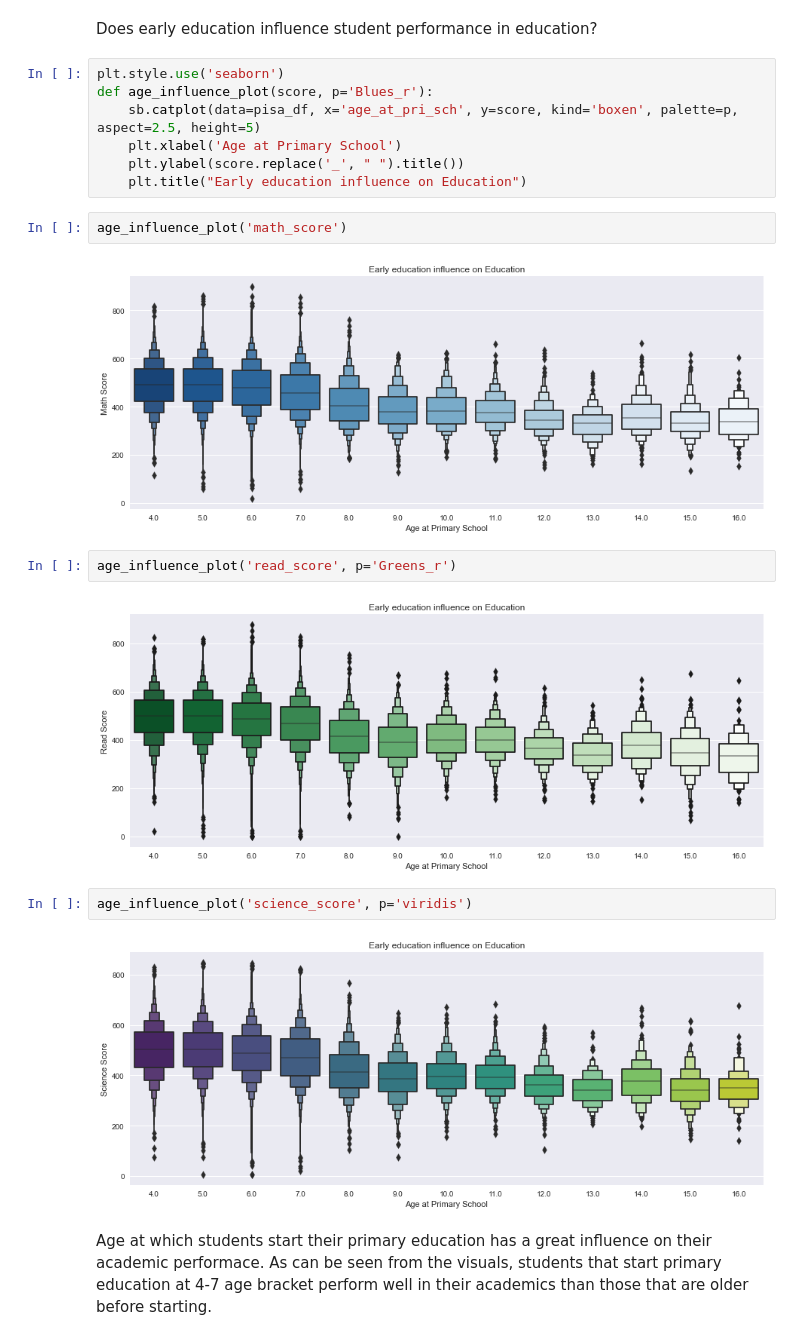
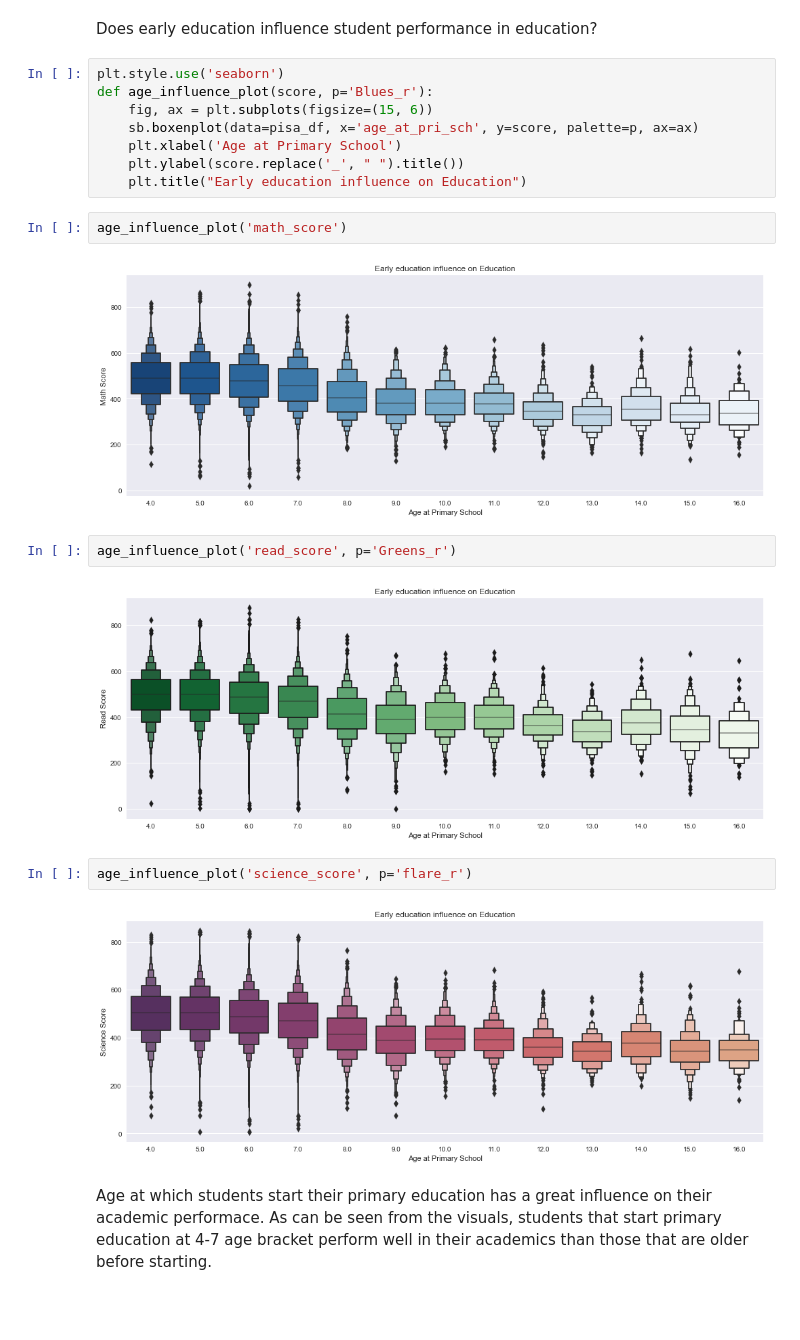
Before and after one commit to comsavvy/Students-Performance-Evaluation, a Jupyter notebook: Part_I_exploration_template.ipynb, the cells around one changed output. Saved outputs shown, nothing was run; the diff lists cells and outputs as text; blank space fills up the shorter version.

Commit message:
feat: Added Bivariate visuals
- Including observations

```diff
--- a/Part_I_exploration_template.ipynb
+++ b/Part_I_exploration_template.ipynb
@@ -841,22 +843,23 @@ As can be seen from the above visuals, Primary education has a positive influenc
 # %%
 plt.style.use('seaborn')
 def age_influence_plot(score, p='Blues_r'):
-    sb.catplot(data=pisa_df, x='age_at_pri_sch', y=score, kind='boxen', palette=p, aspect=2.5, height=5)
+    fig, ax = plt.subplots(figsize=(15, 6))
+    sb.boxenplot(data=pisa_df, x='age_at_pri_sch', y=score, palette=p, ax=ax)
     plt.xlabel('Age at Primary School')
     plt.ylabel(score.replace('_', " ").title())
     plt.title("Early education influence on Education")
 # %%
 age_influence_plot('math_score')
 # %% [output]
-[figure, old version]
+[figure, new version]
 # %%
 age_influence_plot('read_score', p='Greens_r')
 # %% [output]
-[figure, old version]
+[figure, new version]
 # %%
-age_influence_plot('science_score', p='viridis')
+age_influence_plot('science_score', p='flare_r')
 # %% [output]
-[figure, old version]
+[figure, new version]
 # %% [markdown]
 Age at which students start their primary education has a great influence on their academic performace. As can be seen from the visuals, students that start primary education at 4-7 age bracket perform well in their academics than those that are older before starting.
 # %% [markdown]
```
Also changed, not shown: parts of 27 cells of this notebook.
